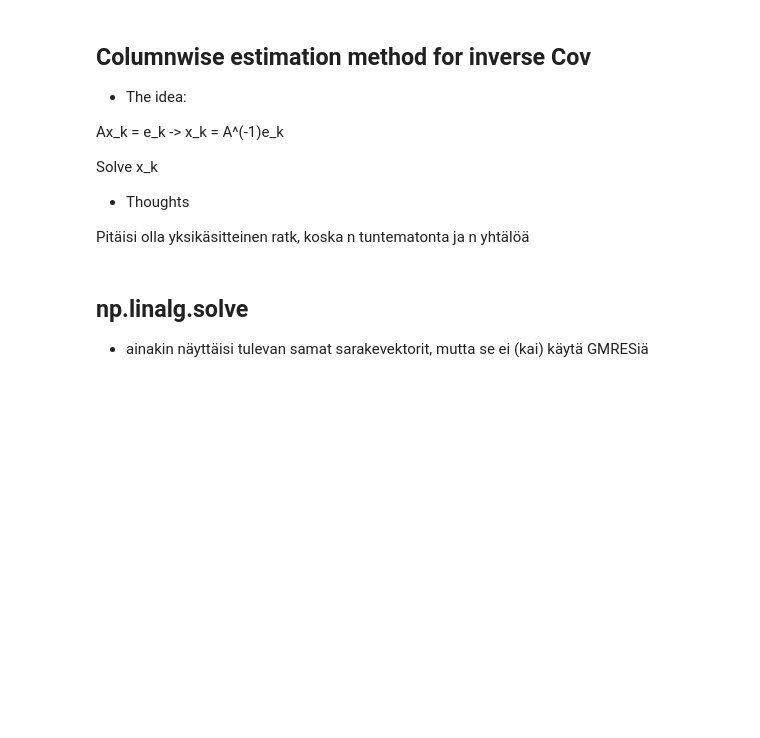
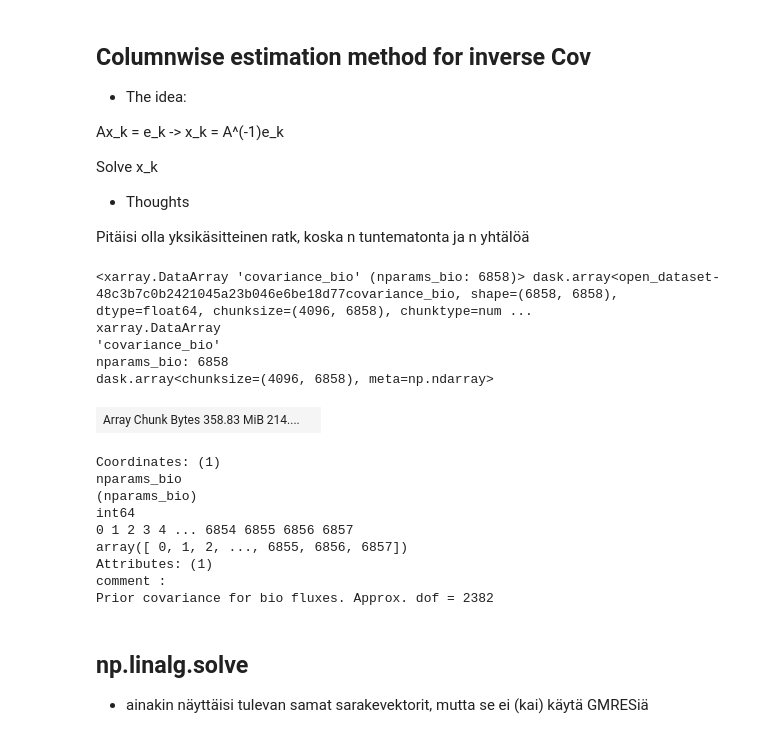
Before and after one commit to AkiTsuruta/MI-AIM, a Jupyter notebook: columnwise_inversion.ipynb, the cells around one changed output. Drawn from its saved outputs; the diff is of its cells as text; code cells hidden in the pictures; blank space fills up the shorter version.

```diff
--- a/columnwise_inversion.ipynb
+++ b/columnwise_inversion.ipynb
@@ -14,27 +14,46 @@ Pitäisi olla yksikäsitteinen ratk, koska n tuntematonta ja n yhtälöä
 # %%
 # imports
 
 import numpy as np
 import xarray as xr
 import scipy.sparse.linalg
+import dask
 from dask.distributed import Client, progress
+import dask.array as da
 
 
 
 
 invm = np.linalg.inv
 gmres = scipy.sparse.linalg.gmres
 npsolve = np.linalg.solve
 
 ds_1 = xr.open_dataset("data/regions_verify_isotope_202112_cov.nc")
 bio_1 = ds_1["covariance_bio"]
 anth_1 = ds_1["covariance_anth"]
 
-ds_2 = xr.open_dataset("data/regions_verify_202104_cov.nc")
+ds_2 = xr.open_dataset("data/regions_verify_202104_cov.nc", chunks = 'auto')
 bio_2 = ds_2["covariance_bio"]
 anth_2 = ds_2["covariance_anth"]
 
-M = bio_2.values[:2000, :2000]
+M = bio_2
+M
+# %% [output]
+<xarray.DataArray 'covariance_bio' (nparams_bio: 6858)> dask.array<open_dataset-48c3b7c0b2421045a23b046e6be18d77covariance_bio, shape=(6858, 6858), dtype=float64, chunksize=(4096, 6858), chunktype=num ...
+xarray.DataArray
+'covariance_bio'
+nparams_bio: 6858
+dask.array<chunksize=(4096, 6858), meta=np.ndarray>
+| Array Chunk Bytes 358.83 MiB 214.... |  |
+Coordinates: (1)
+nparams_bio
+(nparams_bio)
+int64
+0 1 2 3 4 ... 6854 6855 6856 6857
+array([ 0, 1, 2, ..., 6855, 6856, 6857])
+Attributes: (1)
+comment :
+Prior covariance for bio fluxes. Approx. dof = 2382
 # %%
 invM = invm(M)
 # %% [markdown]
```
Also changed, not shown: parts of 7 cells of this notebook.
